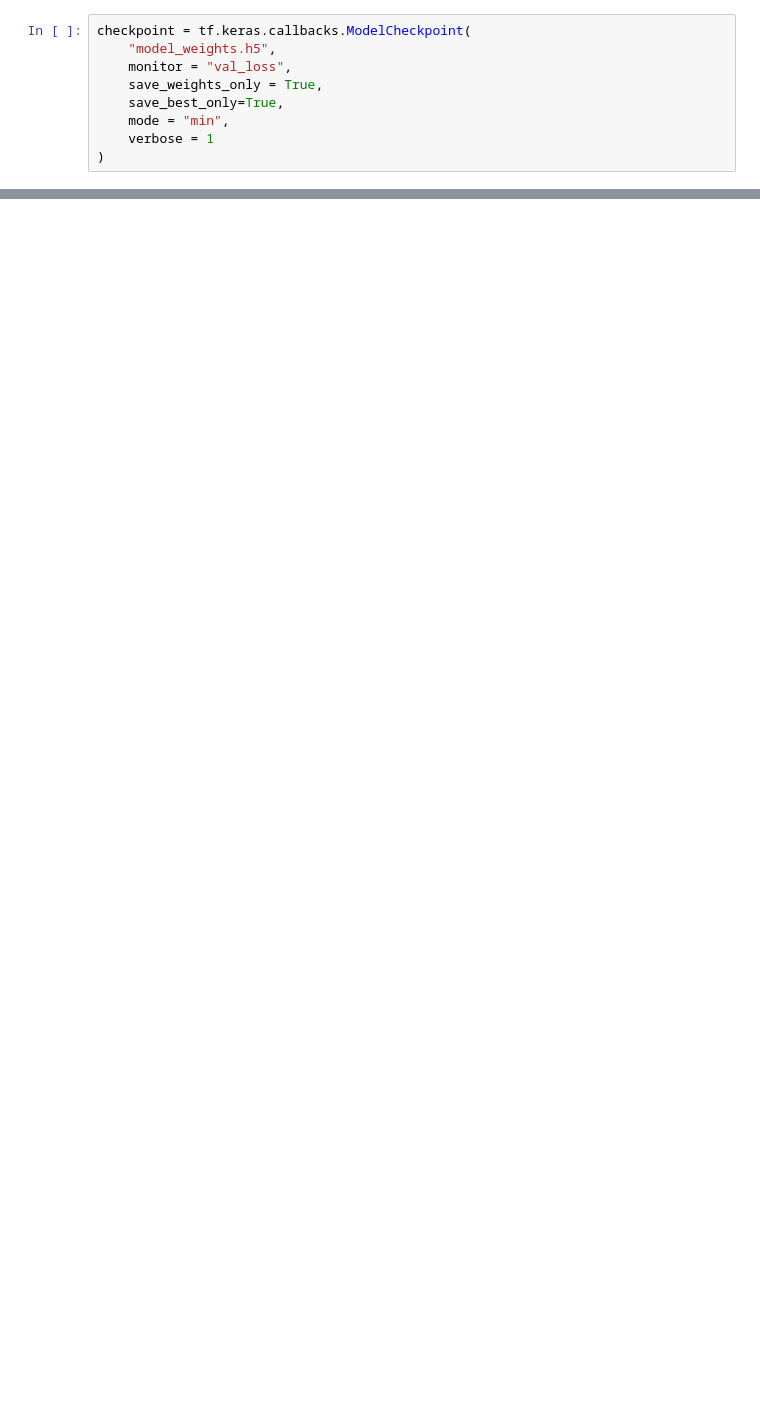
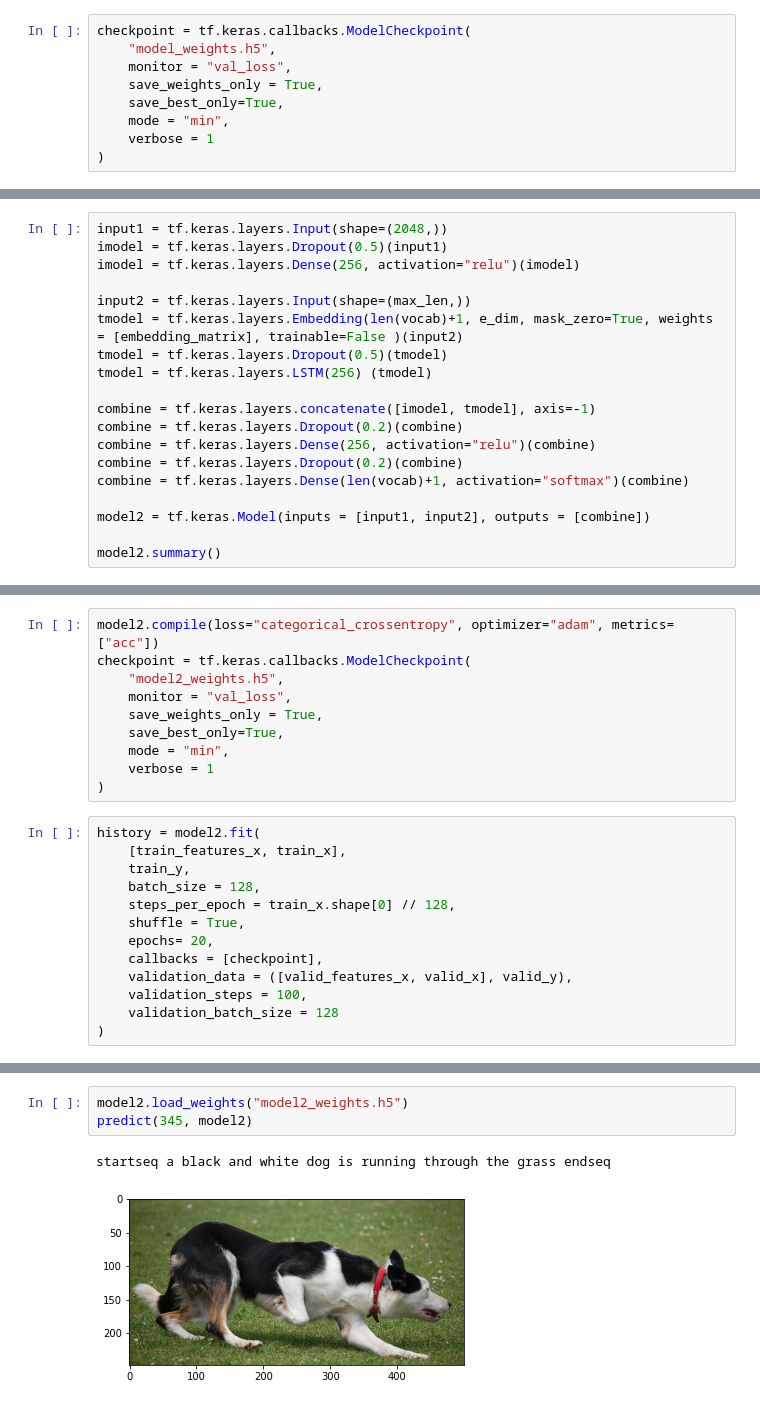
Before and after one commit to deeplearningexplore/ImageCaptioning, a Jupyter notebook: Text_Processing.ipynb, the cells around one changed output, grey strips where cells are left out. Cells and saved outputs as stored; diff of their text form; blank space fills up the shorter version.

```diff
--- a/Text_Processing.ipynb
+++ b/Text_Processing.ipynb
@@ -331,0 +315,19 @@ startseq a little girl in a red shirt is jumping on a <<unk>> endseq
+# %%
+input1 = tf.keras.layers.Input(shape=(2048,))
+imodel = tf.keras.layers.Dropout(0.5)(input1)
+imodel = tf.keras.layers.Dense(256, activation="relu")(imodel)
+
+input2 = tf.keras.layers.Input(shape=(max_len,))
+tmodel = tf.keras.layers.Embedding(len(vocab)+1, e_dim, mask_zero=True, weights = [embedding_matrix], trainable=False )(input2)
+tmodel = tf.keras.layers.Dropout(0.5)(tmodel)
+tmodel = tf.keras.layers.LSTM(256) (tmodel)
+
+combine = tf.keras.layers.concatenate([imodel, tmodel], axis=-1)
+combine = tf.keras.layers.Dropout(0.2)(combine)
+combine = tf.keras.layers.Dense(256, activation="relu")(combine)
+combine = tf.keras.layers.Dropout(0.2)(combine)
+combine = tf.keras.layers.Dense(len(vocab)+1, activation="softmax")(combine)
+
+model2 = tf.keras.Model(inputs = [input1, input2], outputs = [combine])
+
+model2.summary()
@@ -331,0 +352,23 @@ startseq a little girl in a red shirt is jumping on a <<unk>> endseq
+# %%
+model2.compile(loss="categorical_crossentropy", optimizer="adam", metrics= ["acc"])
+checkpoint = tf.keras.callbacks.ModelCheckpoint(
+    "model2_weights.h5",
+    monitor = "val_loss",
+    save_weights_only = True,
+    save_best_only=True,
+    mode = "min",
+    verbose = 1
+)
+# %%
+history = model2.fit(
+    [train_features_x, train_x],
+    train_y,
+    batch_size = 128,
+    steps_per_epoch = train_x.shape[0] // 128,
+    shuffle = True,
+    epochs= 20,
+    callbacks = [checkpoint],
+    validation_data = ([valid_features_x, valid_x], valid_y),
+    validation_steps = 100,
+    validation_batch_size = 128
+)
@@ -331,0 +393,6 @@ startseq a little girl in a red shirt is jumping on a <<unk>> endseq
+# %%
+model2.load_weights("model2_weights.h5")
+predict(345, model2)
+# %% [output]
+startseq a black and white dog is running through the grass endseq
+[figure, added]
```
Also changed, not shown: parts of 15 cells of this notebook.
